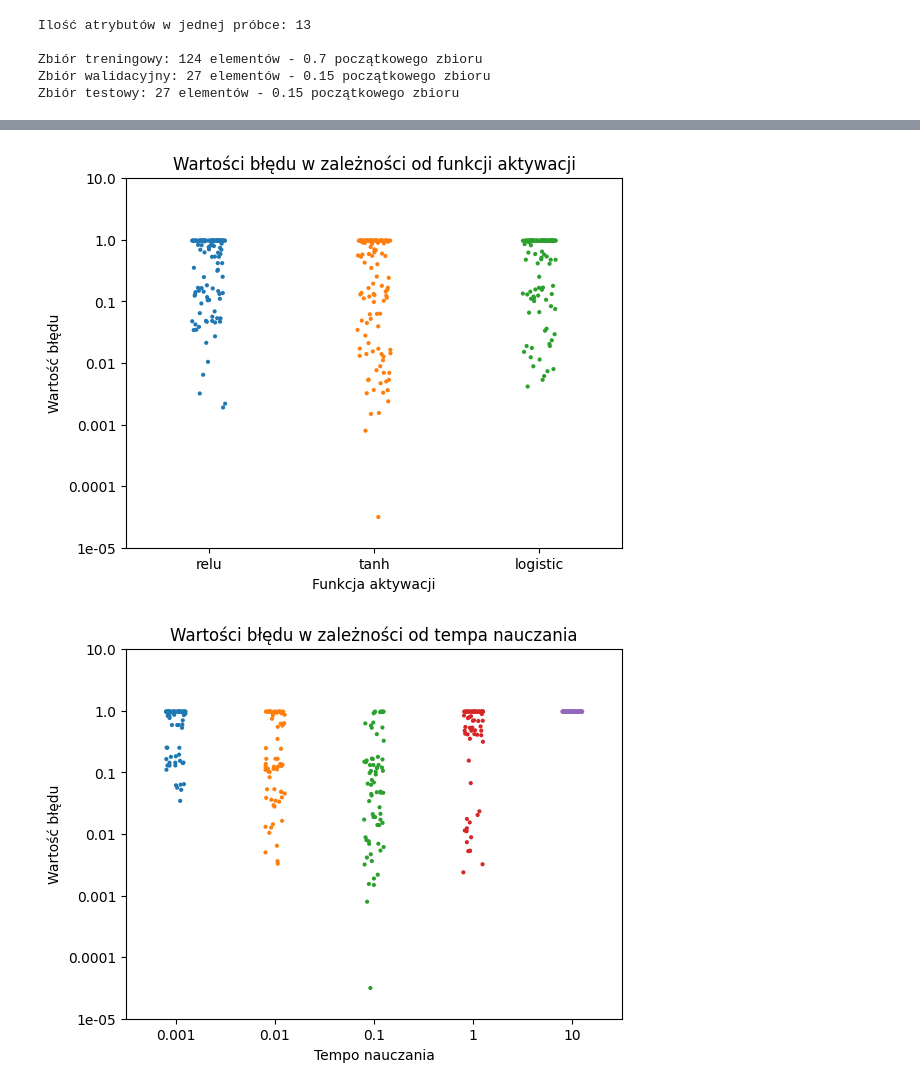
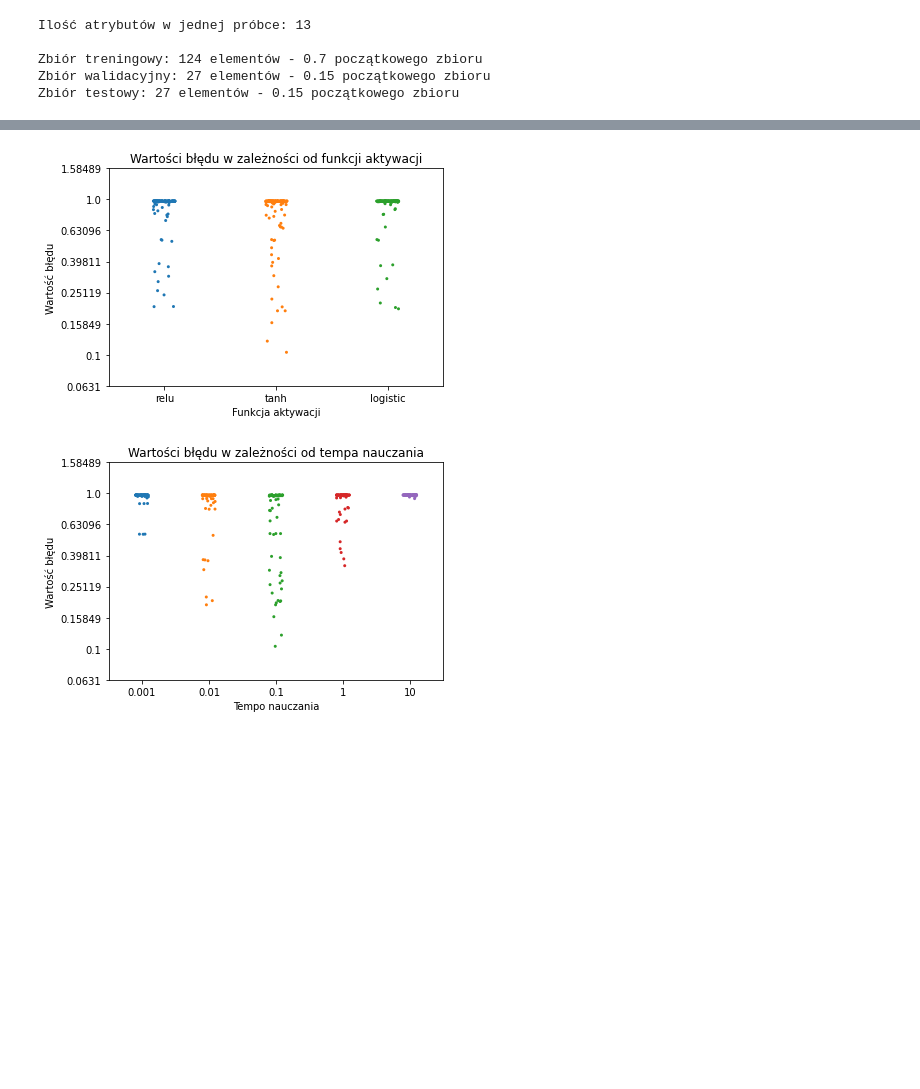
Before and after one commit to JakPro15/22Z-WSI-neural-networks, a Jupyter notebook: lab5_notebook.ipynb, the cells around one changed output, grey strips where cells are left out. Drawn from its saved outputs; the diff is of its cells as text; code cells hidden in the pictures; blank space fills up the shorter version.

```diff
--- a/lab5_notebook.ipynb
+++ b/lab5_notebook.ipynb
@@ -60,6 +61,6 @@ Potem następuje właściwy trening sieci neuronowej.
 # %%
-EPOCHS = 100
-ACTIVATION_NAMES = list(ACTIVATIONS.keys())
+EPOCHS = 40
+ACTIVATION_NAMES = list(training_helpers.ACTIVATIONS.keys())
 LEARNING_RATES = [10 ** k for k in range(-3, 2)]
 BATCH_SIZES = []
 batch_size = 1
@@ -69,11 +70,11 @@ while(batch_size < len(X_train_normal)):
 BATCH_SIZES.append(len(X_train_normal))
 SHAPES = [
     [],
-    [len(X_train_normal[0]) // 2],
     [(len(X_train_normal[0]) + len(Y_train_normal[0])) // 2],
     [len(X_train_normal[0]) // 2, len(X_train_normal[0]) // 4],
-    [len(X_train_normal[0]), (len(X_train_normal[0]) + len(Y_train_normal[0])) // 2 ,len(Y_train_normal[0])],
-    [len(X_train_normal[0]) // 4, len(X_train_normal[0]) // 2, len(X_train_normal[0]) // 4]
+    [len(X_train_normal[0]), (len(X_train_normal[0]) + len(Y_train_normal[0])) // 2, len(Y_train_normal[0])],
+    [len(X_train_normal[0]) // 4, len(X_train_normal[0]) // 2, len(X_train_normal[0]) // 4],
+    [len(Y_train_normal[0]), len(Y_train_normal[0]), len(Y_train_normal[0])]
 ]
 
 best_error = np.inf
@@ -87,9 +88,9 @@ for i, activation in enumerate(ACTIVATION_NAMES):
         for k, batch_size in enumerate(BATCH_SIZES):
             for l, shape in enumerate(SHAPES):
 
-                perceptron, error, mses = sgd.stochastic_gradient_descent(
+                perceptron, error, mses = perceptron_training.stochastic_gradient_descent(
                     X_train_normal, Y_train_normal, X_validation_normal, Y_validation_normal,
-                    ACTIVATIONS[activation], shape, learning_rate, EPOCHS, batch_size
+                    training_helpers.ACTIVATIONS[activation], shape, learning_rate, EPOCHS, batch_size
                 )
 
                 if best_error >= error:
@@ -127,33 +130,23 @@ Błąd wynosił tam 0.00003
 # %%
-import importlib
-importlib.reload(plots)
-
-MAX_ERROR = 10
-
-errors_by_activation_l = [[np.log10(min(error, MAX_ERROR)) for error in errors] for errors in errors_by_activation]
-errors_by_learning_rate_l = [[np.log10(min(error, MAX_ERROR)) for error in errors] for errors in errors_by_learning_rate]
-errors_by_batch_size_l = [[np.log10(min(error, MAX_ERROR)) for error in errors] for errors in errors_by_batch_size]
-errors_by_shape_l = [[np.log10(min(error, MAX_ERROR)) for error in errors] for errors in errors_by_shape]
-
 plots.generate_log_strip_plot(
-      errors_by_activation_l, ACTIVATION_NAMES,
+      errors_by_activation, ACTIVATION_NAMES,
       "Wartości błędu w zależności od funkcji aktywacji",
       "Funkcja aktywacji", "Wartość błędu")
 
 plots.generate_log_strip_plot(
-      errors_by_learning_rate_l, LEARNING_RATES,
+      errors_by_learning_rate, LEARNING_RATES,
       "Wartości błędu w zależności od tempa nauczania",
       "Tempo nauczania", "Wartość błędu")
 
 plots.generate_log_strip_plot(
-      errors_by_batch_size_l, BATCH_SIZES,
+      errors_by_batch_size, BATCH_SIZES,
       "Wartości błędu w zależności od rozmiaru pakietu",
       "Rozmiar pakietu", "Wartość błędu")
 
 plots.generate_log_strip_plot(
-      errors_by_shape_l, SHAPES,
+      errors_by_shape, SHAPES,
       "Wartości błędu w zależności od kształtu warstw ukrytych",
       "Kształt warstw ukrytych", "Wartość błędu")
 # %% [output]
-[figure, old version]
+[figure, new version]
-[figure, old version]
+[figure, new version]
```
Also changed, not shown: parts of 25 cells of this notebook, 6 other files.
